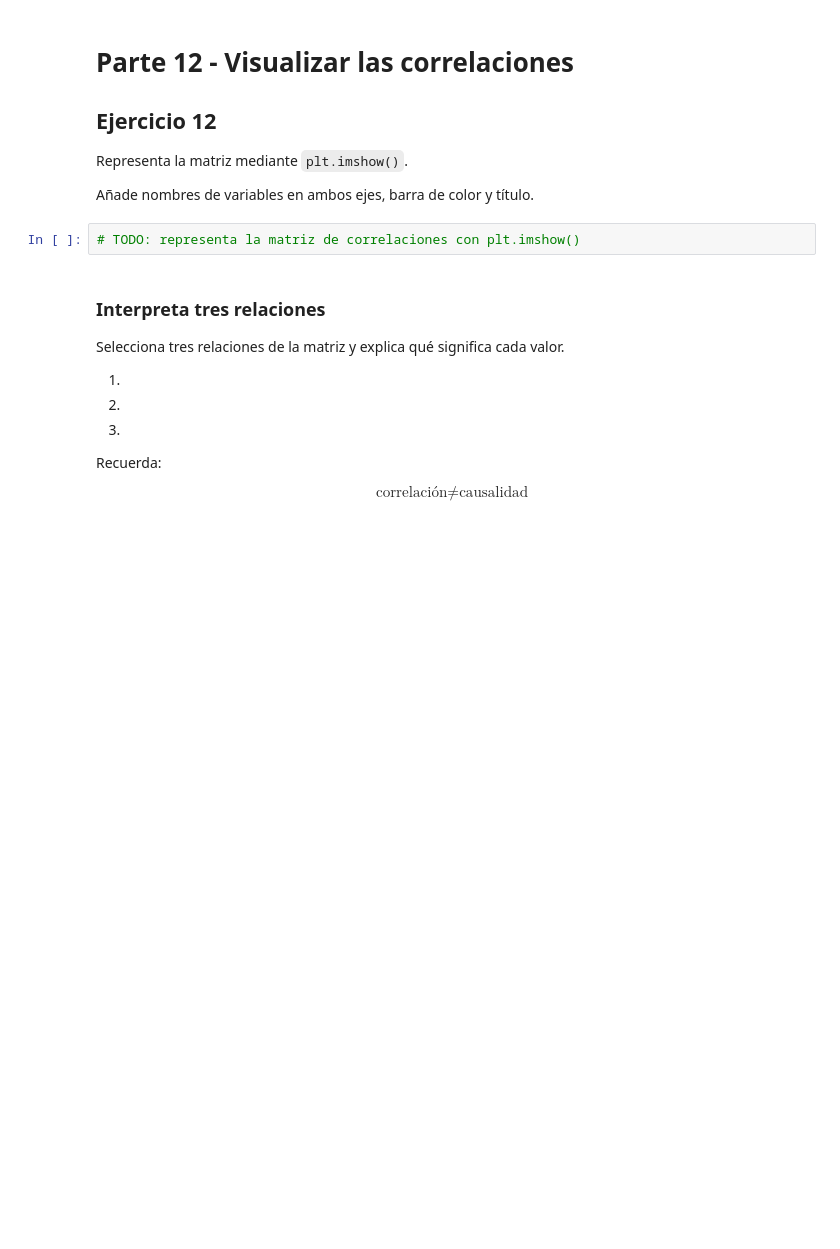
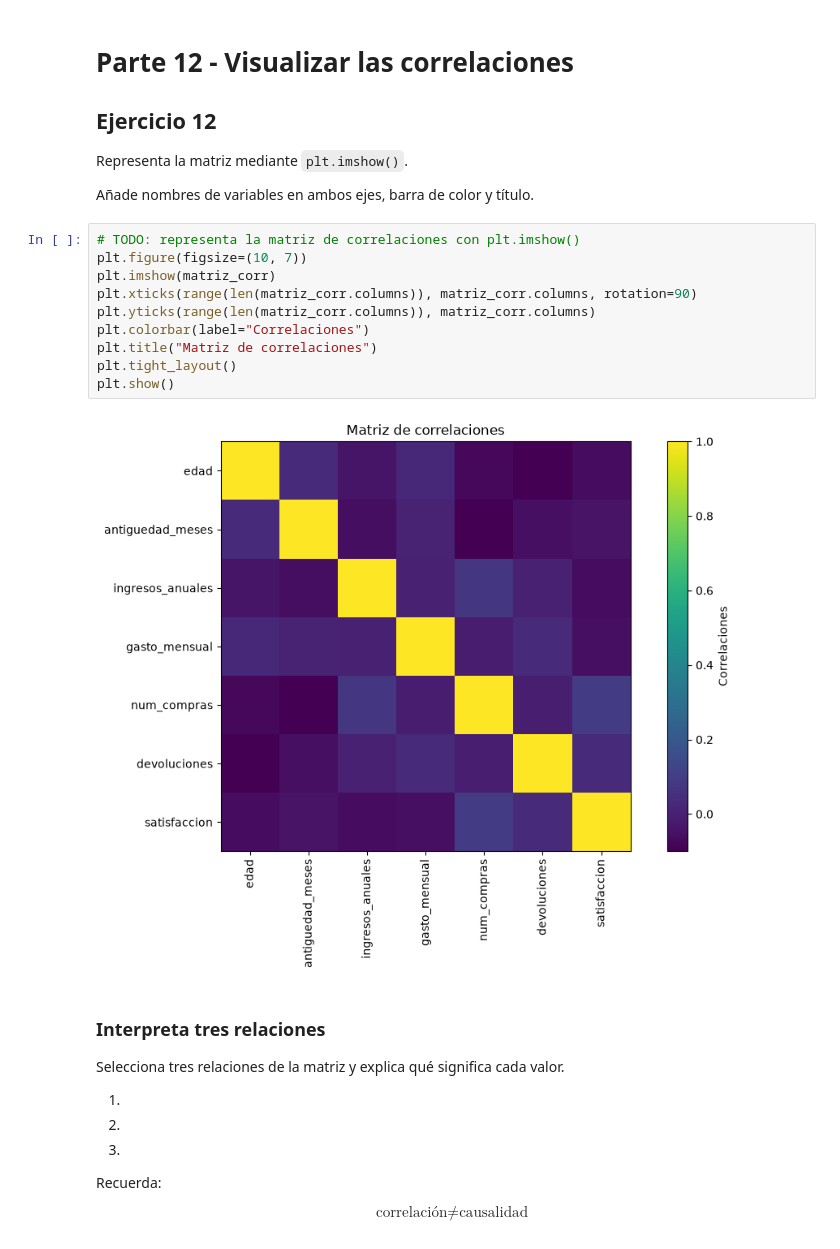
Before and after one commit to Dcuevasgil/sistemas-aprendizaje-automatico, a Jupyter notebook: UD2/practica-5/Practica_05.ipynb, the cells around one changed output. Drawn from its saved outputs; the diff is of its cells as text; blank space fills up the shorter version.

```diff
--- a/UD2/practica-5/Practica_05.ipynb
+++ b/UD2/practica-5/Practica_05.ipynb
@@ -850,8 +797,18 @@ Todas las correlaciones de la matriz están entre −0,10 y 0,10, así que no ha
 Representa la matriz mediante `plt.imshow()`.
 
 Añade nombres de variables en ambos ejes, barra de color y título.
-# %%
-# TODO: representa la matriz de correlaciones con plt.imshow()
+# %%
+# TODO: representa la matriz de correlaciones con plt.imshow()
+plt.figure(figsize=(10, 7))
+plt.imshow(matriz_corr)
+plt.xticks(range(len(matriz_corr.columns)), matriz_corr.columns, rotation=90)
+plt.yticks(range(len(matriz_corr.columns)), matriz_corr.columns)
+plt.colorbar(label="Correlaciones")
+plt.title("Matriz de correlaciones")
+plt.tight_layout()
+plt.show()
+# %% [output]
+[figure, added]
 # %% [markdown]
 ### Interpreta tres relaciones
 
```
Also changed, not shown: parts of 14 cells of this notebook.
